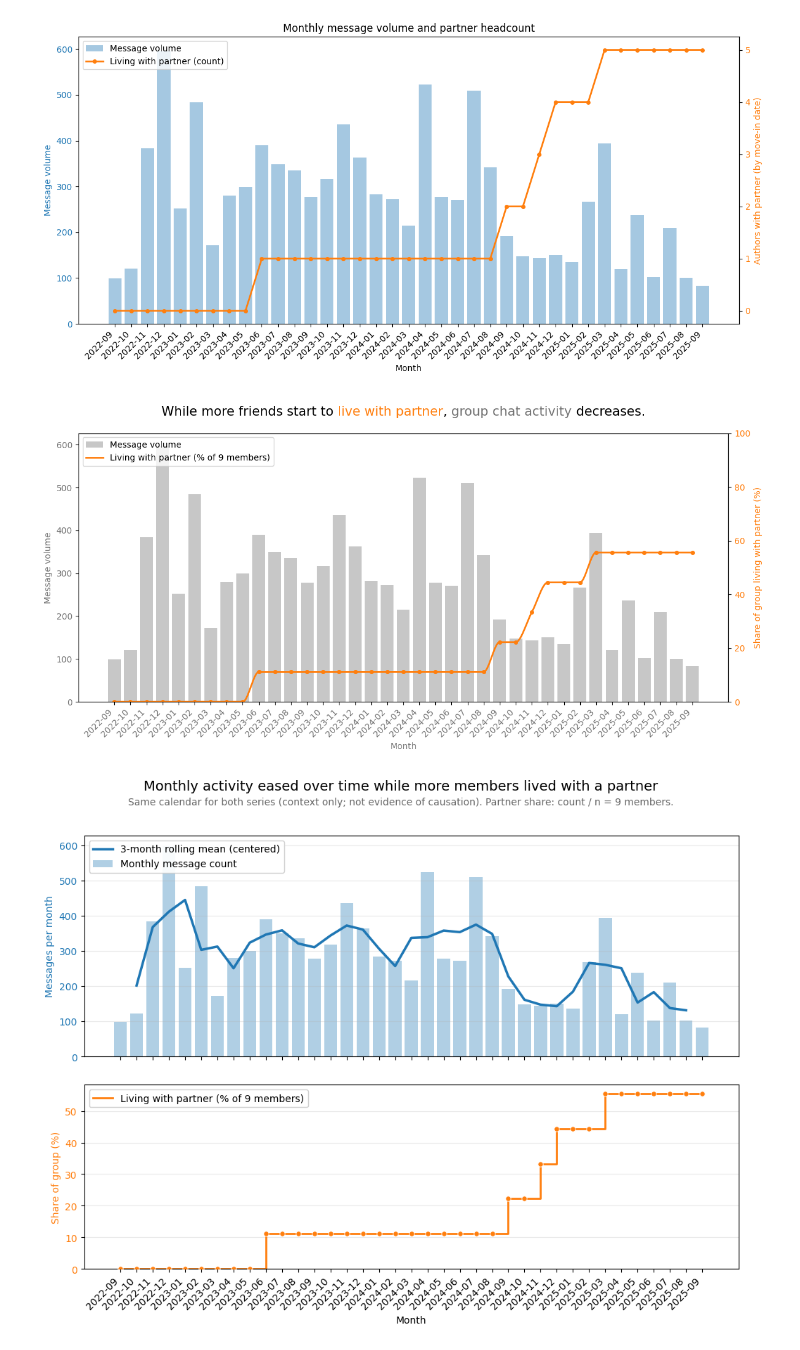
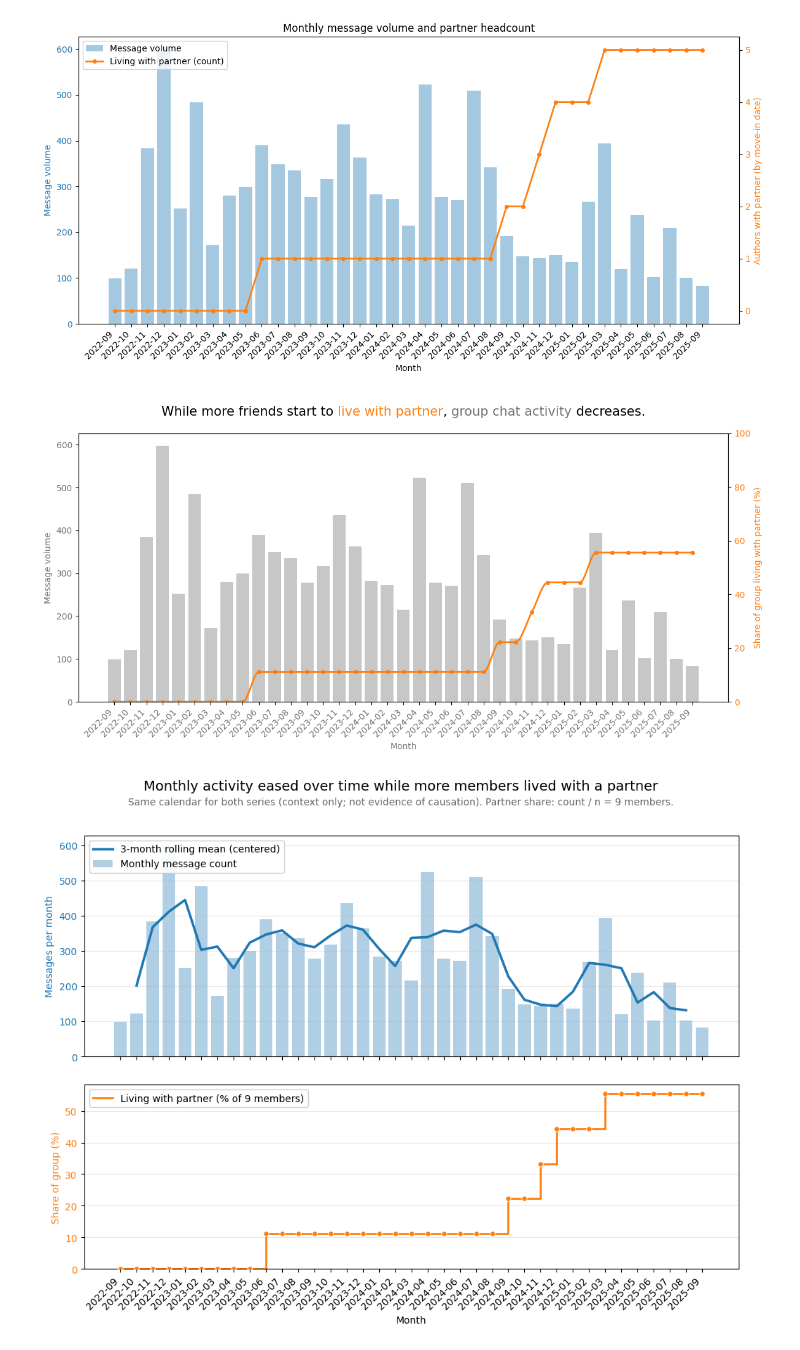
Before and after one commit to bashoogeventerink-max/DAV, a Jupyter notebook: notebooks/06-time-series-test.ipynb, the cells around one changed output. Saved outputs shown, nothing was run; the diff lists cells and outputs as text; code cells hidden in the pictures.

```diff
--- a/notebooks/06-time-series-test.ipynb
+++ b/notebooks/06-time-series-test.ipynb
@@ -305,7 +305,7 @@ xpos = list(range(len(plot_df)))
 fig, ax1 = plt.subplots(figsize=(12, 6))
 color_vol, color_cnt = "0.45", "tab:orange"
 
-ax1.bar(xpos, plot_df["message_volume"], color=color_vol, alpha=0.4, label="Message volume")
+ax1.bar(xpos, plot_df["message_volume"], color=color_vol, alpha=0.4)
 ax1.set_ylabel("Message volume", color=color_vol)
 ax1.tick_params(axis="y", labelcolor=color_vol)
 ax1.set_xlabel("Month", color=color_vol)
@@ -317,54 +317,49 @@ ax1.tick_params(axis="x", labelcolor=color_vol)
 ax2 = ax1.twinx()
 _x = np.asarray(xpos, dtype=float)
 _y = np.asarray(partner_pct, dtype=float)
-_partner_label = f"Living with partner (% of {N_UNIQUE_MEMBERS} members)"
 if len(_x) >= 2:
     _x_fine = np.linspace(_x[0], _x[-1], max(300, len(_x) * 25))
     _smooth = PchipInterpolator(_x, _y)(_x_fine)
-    ax2.plot(_x_fine, _smooth, color=color_cnt, linewidth=2, label=_partner_label)
+    ax2.plot(_x_fine, _smooth, color=color_cnt, linewidth=2)
     ax2.plot(_x, _y, color=color_cnt, linestyle="none", marker="o", markersize=4)
 else:
-    ax2.plot(_x, _y, color=color_cnt, marker="o", linewidth=2, markersize=4, label=_partner_label)
+    ax2.plot(_x, _y, color=color_cnt, marker="o", linewidth=2, markersize=4)
 ax2.set_ylabel("Share of group living with partner (%)", color=color_cnt)
 ax2.set_ylim(0, 100)
 ax2.tick_params(axis="y", labelcolor=color_cnt)
-
-lines1, lab1 = ax1.get_legend_handles_labels()
-lines2, lab2 = ax2.get_legend_handles_labels()
-ax1.legend(lines1 + lines2, lab1 + lab2, loc="upper left")
 
 from matplotlib.offsetbox import AnchoredOffsetbox, HPacker, TextArea
 
 _tp = {"fontsize": 15}
 _title_pack = HPacker(
     children=[
         TextArea(s, textprops={**_tp, **extra})
         for s, extra in [
             ("While more friends start to ", {}),
             ("live with partner", {"color": color_cnt}),
             (", ", {}),
             ("group chat activity", {"color": color_vol}),
             (" decreases.", {}),
         ]
     ],
     align="center",
     pad=0,
     sep=0,
 )
 ax1.add_artist(
     AnchoredOffsetbox(
         loc="center",
         bbox_to_anchor=(0.5, 1.08),
         bbox_transform=ax1.transAxes,
         child=_title_pack,
         frameon=False,
         borderpad=0,
     )
 )
 plt.tight_layout()
 plt.show()
 # %% [output]
-[figure, old version]
+[figure, new version]
 # %%
 # Two stacked panels (shared month axis): volume + 3-month rolling mean, and partner share (step).
 # Expects `summary_table` from the cell that builds `volume_per_month` / `count_living_with_partner`.
```
Also changed, not shown: 4 other files.
